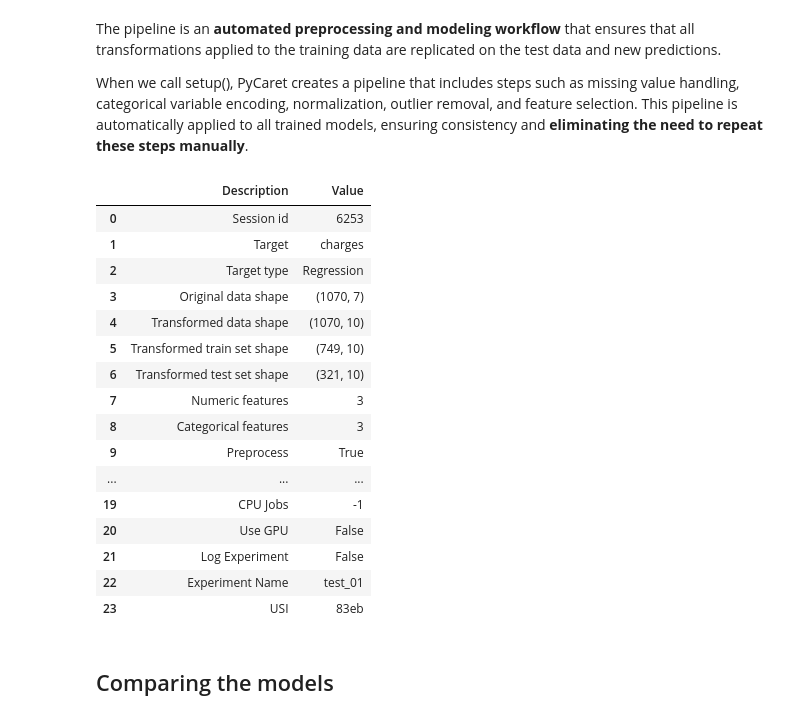
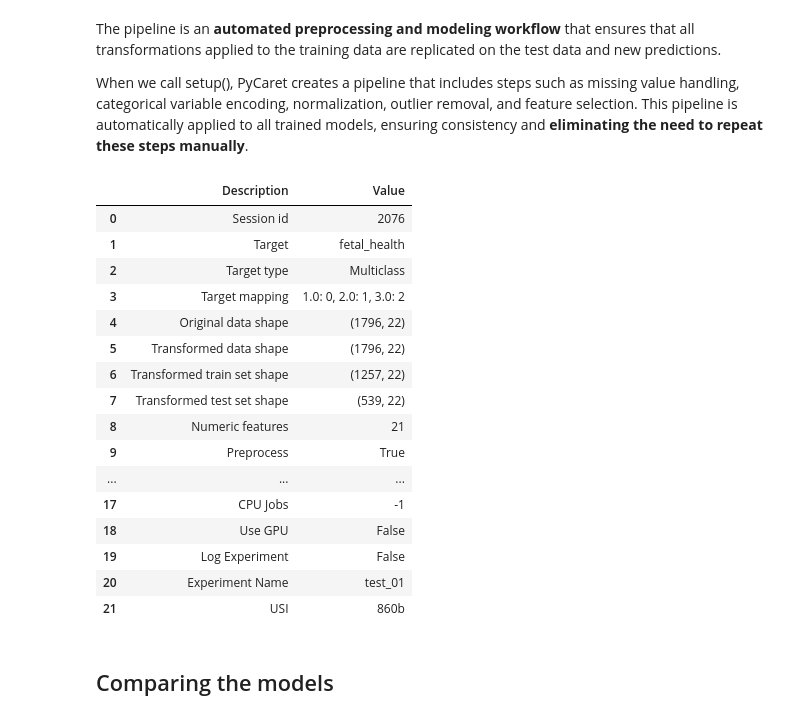
Before and after one commit to gabrielcapela/AutoML_Classification, a Jupyter notebook: fetal_health_classification.ipynb, the cells around one changed output. Drawn from its saved outputs; the diff is of its cells as text; code cells hidden in the pictures.

```diff
--- a/fetal_health_classification.ipynb
+++ b/fetal_health_classification.ipynb
@@ -52,7 +57,7 @@ import matplotlib.pyplot as plt
 import seaborn as sns
 # %%
 # Importing the dataset
-df = pd.read_csv('https://raw.githubusercontent.com/gabrielcapela/AutoML-Projects/refs/heads/main/Regression/insurance.csv')
+df = pd.read_csv('https://github.com/gabrielcapela/AutoML_Classification/raw/refs/heads/main/fetal_health.csv')
 #Showing the first 5 lines
 print(f"The data has {df.shape[0]} rows and {df.shape[1]} variables")
 df.head()
@@ -109,0 +136,5 @@ Click [**HERE**](https://gabrielcapela.github.io/health_insurance_cost_predictio
+# %%
+# Deleting duplicate rows
+print(f'Rows deleted: {len(df) - len(df.drop_duplicates())}')
+# Drop the duplicates
+df.drop_duplicates(inplace=True)
@@ -122,7 +155,7 @@ Although PyCaret already automatically splits the data into training and testing
 Having an external set for final validation – This allows a more realistic evaluation of the model's performance before putting it into production.
 # %%
 # Separating data into test and training
-test = df.sample(frac=0.20)
+test = df.sample(frac=0.15)
 train = df.drop(test.index)
 
 test.reset_index(inplace=True, drop=True)
@@ -174,27 +207,27 @@ When we call setup(), PyCaret creates a pipeline that includes steps such as mis
 # %%
 # Creating the pipeline
 reg = setup(data = train,
-            target = 'charges',
+            target = 'fetal_health',
             normalize = True,
             #log_experiment = True,
             experiment_name = 'test_01')
 # %% [output]
 |  | Description | Value |
-| 0 | Session id | 6253 |
-| 1 | Target | charges |
-| 2 | Target type | Regression |
-| 3 | Original data shape | (1070, 7) |
-| 4 | Transformed data shape | (1070, 10) |
-| 5 | Transformed train set shape | (749, 10) |
-| 6 | Transformed test set shape | (321, 10) |
-| 7 | Numeric features | 3 |
-| 8 | Categorical features | 3 |
+| 0 | Session id | 2076 |
+| 1 | Target | fetal_health |
+| 2 | Target type | Multiclass |
+| 3 | Target mapping | 1.0: 0, 2.0: 1, 3.0: 2 |
+| 4 | Original data shape | (1796, 22) |
+| 5 | Transformed data shape | (1796, 22) |
+| 6 | Transformed train set shape | (1257, 22) |
+| 7 | Transformed test set shape | (539, 22) |
+| 8 | Numeric features | 21 |
 | 9 | Preprocess | True |
 | ... | ... | ... |
-| 19 | CPU Jobs | -1 |
-| 20 | Use GPU | False |
-| 21 | Log Experiment | False |
-| 22 | Experiment Name | test_01 |
-| 23 | USI | 83eb |
+| 17 | CPU Jobs | -1 |
+| 18 | Use GPU | False |
+| 19 | Log Experiment | False |
+| 20 | Experiment Name | test_01 |
+| 21 | USI | 860b |
 # %% [markdown]
 ## Comparing the models
```
Also changed, not shown: parts of 24 cells of this notebook, 4 other files.
